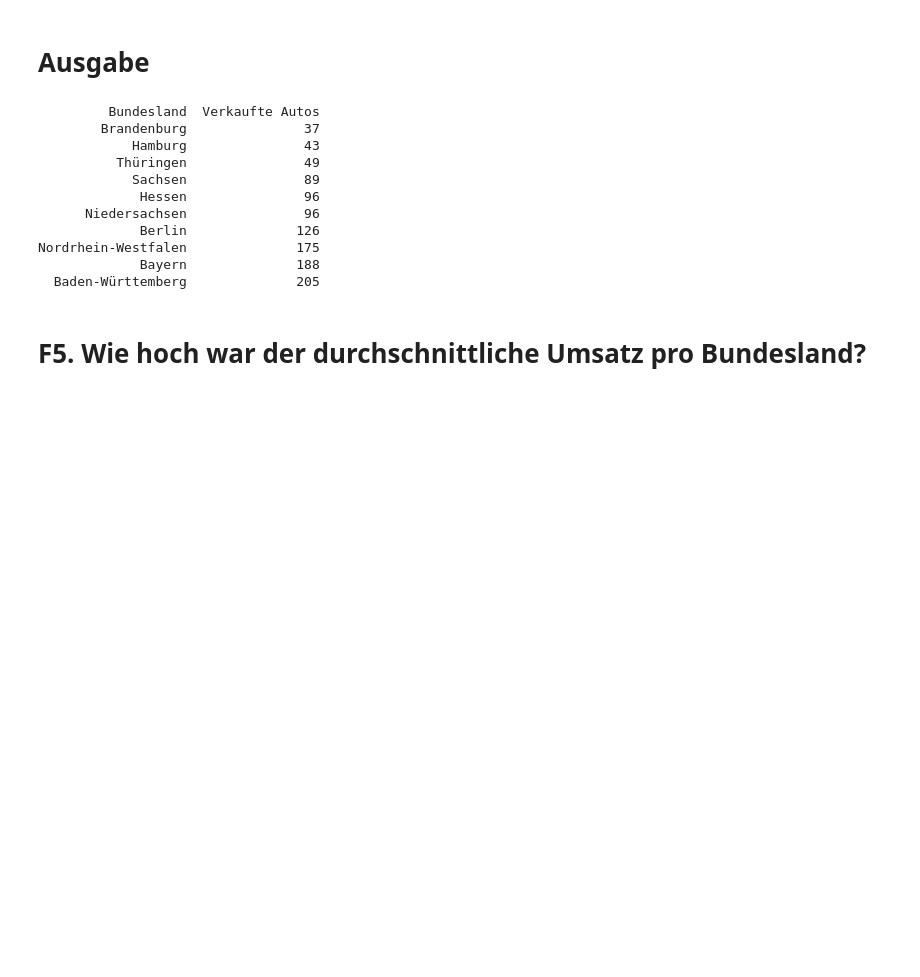
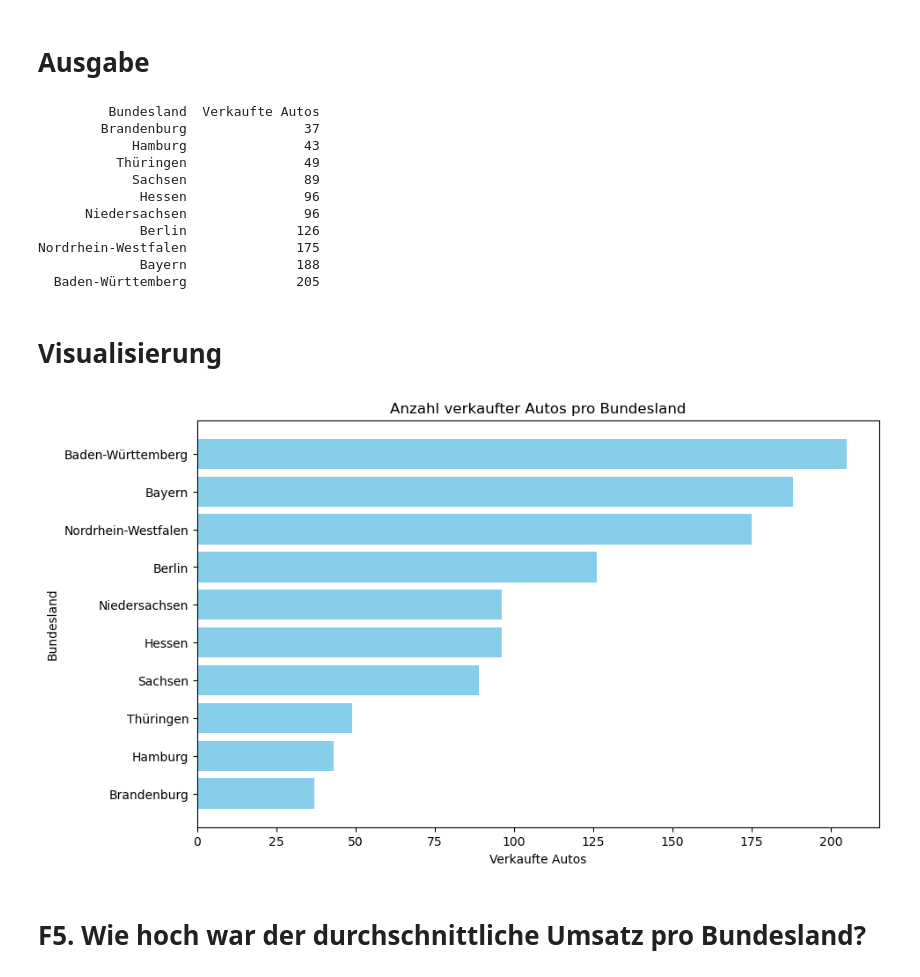
Before and after one commit to FlorinAlexeHWR/final_projectSS24_Group5, a Jupyter notebook: presentation.ipynb, the cells around one changed output. Saved outputs shown, nothing was run; the diff lists cells and outputs as text; code cells hidden in the pictures; blank space fills up the shorter version.

```diff
--- a/presentation.ipynb
+++ b/presentation.ipynb
@@ -1064,6 +1068,17 @@ print(verkäufe_pro_bundesland.to_string(index = False))
 Nordrhein-Westfalen              175
              Bayern              188
   Baden-Württemberg              205
+# %% [markdown]
+# Visualisierung
+# %%
+plt.figure(figsize=(10, 6))
+plt.barh(verkäufe_pro_bundesland['Bundesland'], verkäufe_pro_bundesland['Verkaufte Autos'], color='skyblue')
+plt.xlabel('Verkaufte Autos')
+plt.ylabel('Bundesland')
+plt.title('Anzahl verkaufter Autos pro Bundesland')
+plt.show()
+# %% [output]
+[figure, added]
 # %% [markdown]
 # F5. Wie hoch war der durchschnittliche Umsatz pro Bundesland?
 # %% [markdown]
```
Also changed, not shown: parts of 48 cells of this notebook, 1 other file.
